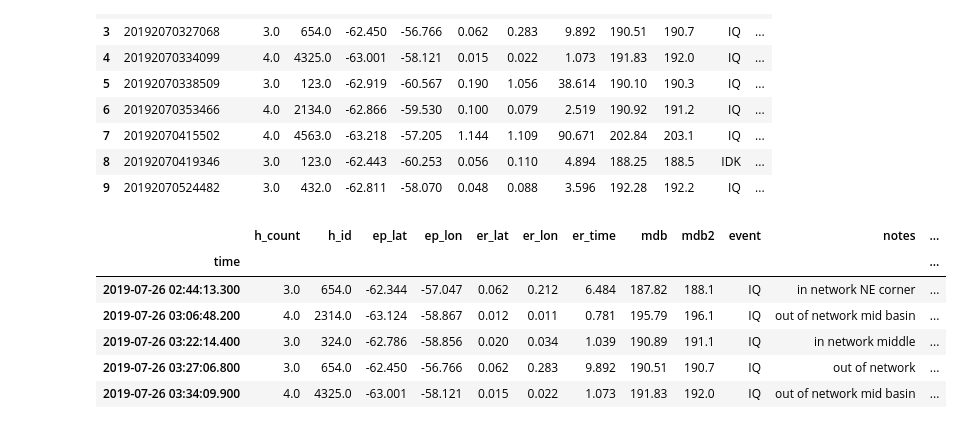
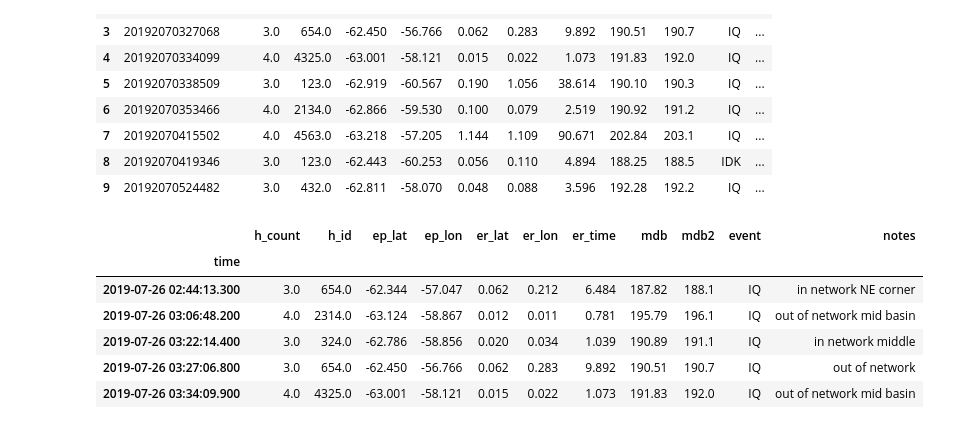
Before and after one commit to daxsoule/bravoseis, a Jupyter notebook: notebooks/hydroacoustic_dataframe.ipynb, the cells around one changed output. Drawn from its saved outputs; the diff is of its cells as text; code cells hidden in the pictures.

```diff
--- a/notebooks/hydroacoustic_dataframe.ipynb
+++ b/notebooks/hydroacoustic_dataframe.ipynb
@@ -111,19 +78,15 @@ eqs.head(10)
 | 9 | 20192070524482 | 3.0 | 432.0 | -62.811 | -58.070 | 0.048 | 0.088 | 3.596 | 192.28 | 192.2 | IQ | ... |
 # %%
 eqs['time'] = pd.to_datetime(eqs['source_time'], format='%Y%j%H%M%S%f')
-
-eqs['day'] = eqs['time'].dt.day
-eqs['month'] = eqs['time'].dt.month
-eqs['year'] = eqs['time'].dt.year
 
 eqs.set_index('time', inplace=True, verify_integrity= True)
 eqs.drop('source_time', axis=1, inplace=True)
 eqs.head()
 # %% [output]
-|  | h_count | h_id | ep_lat | ep_lon | er_lat | er_lon | er_time | mdb | mdb2 | event | notes | ... |
-| time |  |  |  |  |  |  |  |  |  |  |  | ... |
-| 2019-07-26 02:44:13.300 | 3.0 | 654.0 | -62.344 | -57.047 | 0.062 | 0.212 | 6.484 | 187.82 | 188.1 | IQ | in network NE corner | ... |
-| 2019-07-26 03:06:48.200 | 4.0 | 2314.0 | -63.124 | -58.867 | 0.012 | 0.011 | 0.781 | 195.79 | 196.1 | IQ | out of network mid basin | ... |
-| 2019-07-26 03:22:14.400 | 3.0 | 324.0 | -62.786 | -58.856 | 0.020 | 0.034 | 1.039 | 190.89 | 191.1 | IQ | in network middle | ... |
-| 2019-07-26 03:27:06.800 | 3.0 | 654.0 | -62.450 | -56.766 | 0.062 | 0.283 | 9.892 | 190.51 | 190.7 | IQ | out of network | ... |
-| 2019-07-26 03:34:09.900 | 4.0 | 4325.0 | -63.001 | -58.121 | 0.015 | 0.022 | 1.073 | 191.83 | 192.0 | IQ | out of network mid basin | ... |
+|  | h_count | h_id | ep_lat | ep_lon | er_lat | er_lon | er_time | mdb | mdb2 | event | notes |
+| time |  |  |  |  |  |  |  |  |  |  |  |
+| 2019-07-26 02:44:13.300 | 3.0 | 654.0 | -62.344 | -57.047 | 0.062 | 0.212 | 6.484 | 187.82 | 188.1 | IQ | in network NE corner |
+| 2019-07-26 03:06:48.200 | 4.0 | 2314.0 | -63.124 | -58.867 | 0.012 | 0.011 | 0.781 | 195.79 | 196.1 | IQ | out of network mid basin |
+| 2019-07-26 03:22:14.400 | 3.0 | 324.0 | -62.786 | -58.856 | 0.020 | 0.034 | 1.039 | 190.89 | 191.1 | IQ | in network middle |
+| 2019-07-26 03:27:06.800 | 3.0 | 654.0 | -62.450 | -56.766 | 0.062 | 0.283 | 9.892 | 190.51 | 190.7 | IQ | out of network |
+| 2019-07-26 03:34:09.900 | 4.0 | 4325.0 | -63.001 | -58.121 | 0.015 | 0.022 | 1.073 | 191.83 | 192.0 | IQ | out of network mid basin |
```
Also changed, not shown: parts of 13 cells of this notebook, 4 other files.
